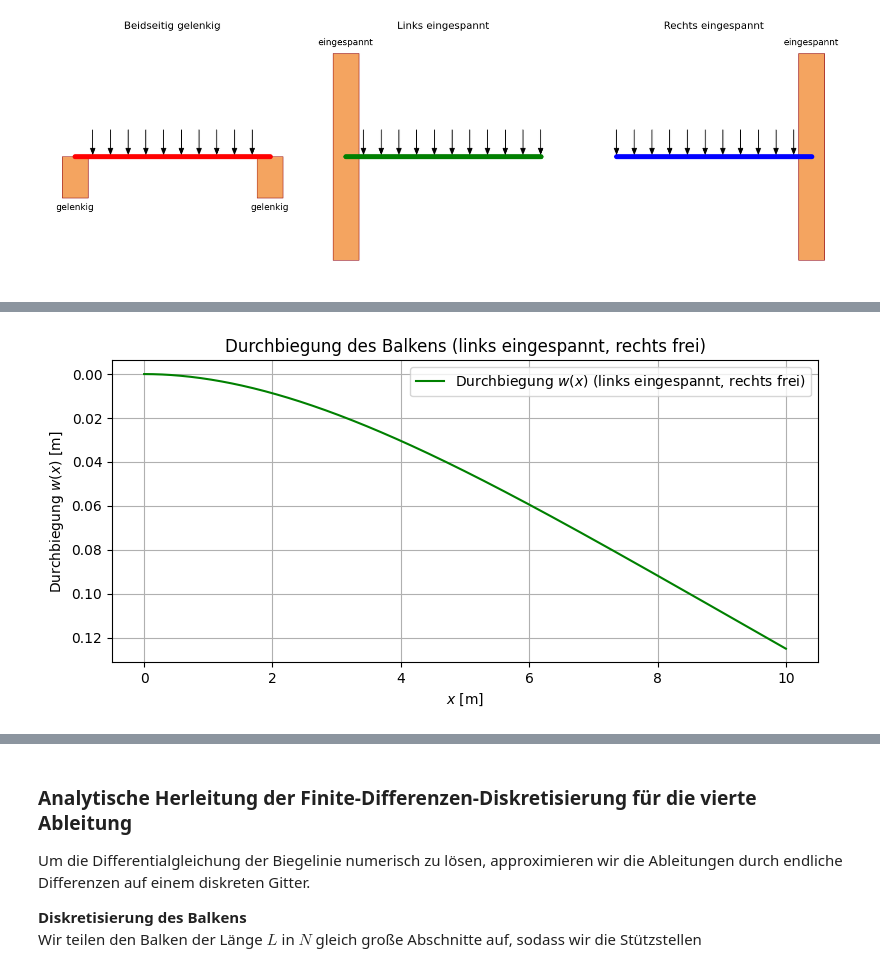
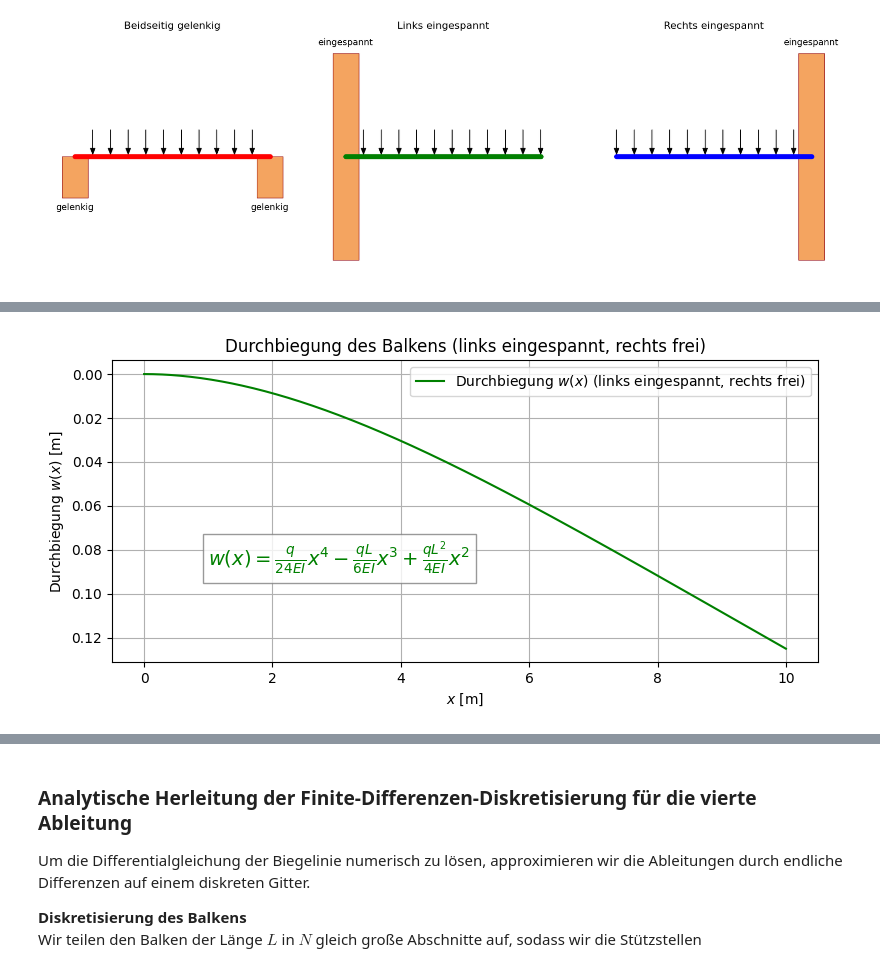
Before and after one commit to AhmedHossamMido/projektarbeit, a Jupyter notebook: projektdatei.ipynb, the cells around one changed output, grey strips where cells are left out. Saved outputs shown, nothing was run; the diff lists cells and outputs as text; code cells hidden in the pictures.

```diff
--- a/projektdatei.ipynb
+++ b/projektdatei.ipynb
@@ -629,29 +857,42 @@ $$
 # %%
-# Parameter (Beispielwerte)
-L = 10.0
-EI = 1e7
-q = 1000.0
+# Parameter
+L = 10.0       # Länge des Balkens
+EI = 1e7       # Biegesteifigkeit
+q = 1000.0     # Gleichmäßig verteilte Last
 
+# Diskrete x-Werte entlang des Balkens
 x = np.linspace(0, L, 500)
 
-# Analytische Lösung für links eingespannt, rechts frei
+# Analytische Lösung für links eingespannt, rechts frei (hergeleitet)
 w = (q / (24 * EI)) * x**4 - (q * L / (6 * EI)) * x**3 + (q * L**2 / (4 * EI)) * x**2
 
+# Plot der Durchbiegung (w-Achse nach unten wachsend)
 plt.figure(figsize=(8, 4))
 plt.plot(x, w, label='Durchbiegung $w(x)$ (links eingespannt, rechts frei)', color=beam_colors[1])
 plt.xlabel('$x$ [m]')
 plt.ylabel('Durchbiegung $w(x)$ [m]')
 plt.title('Durchbiegung des Balkens (links eingespannt, rechts frei)')
 plt.grid(True)
 plt.legend()
 
-# y-Achse invertieren, damit sie nach unten wächst
+# Analytische Lösung als Text im Diagramm (LaTeX-Syntax)
+formula_text = (
+    r'$w(x) = \frac{q}{24EI} x^{4} - \frac{qL}{6EI} x^{3} + \frac{qL^{2}}{4EI} x^{2}$'
+)
+
+# Text hinzufügen (Position: x=0.4*L, y=0.25*max(w))
+x_formula_text = 0.1 * L
+y_formula_text = 0.7 * max(w)
+plt.text(x_formula_text, y_formula_text, formula_text, fontsize=14, color='green',
+         bbox=dict(facecolor='white', alpha=0.8, edgecolor='gray'))
+
+# y-Achse invertieren, sodass sie von oben nach unten wächst
 plt.gca().invert_yaxis()
 
 plt.tight_layout()
 plt.show()
 # %% [output]
-[figure, old version]
+[figure, new version]
 # %% [markdown]
 # Analytische Herleitung der Lösung für Balken mit links frei und rechts eingespannt
 
```
Also changed, not shown: parts of 11 cells of this notebook.
